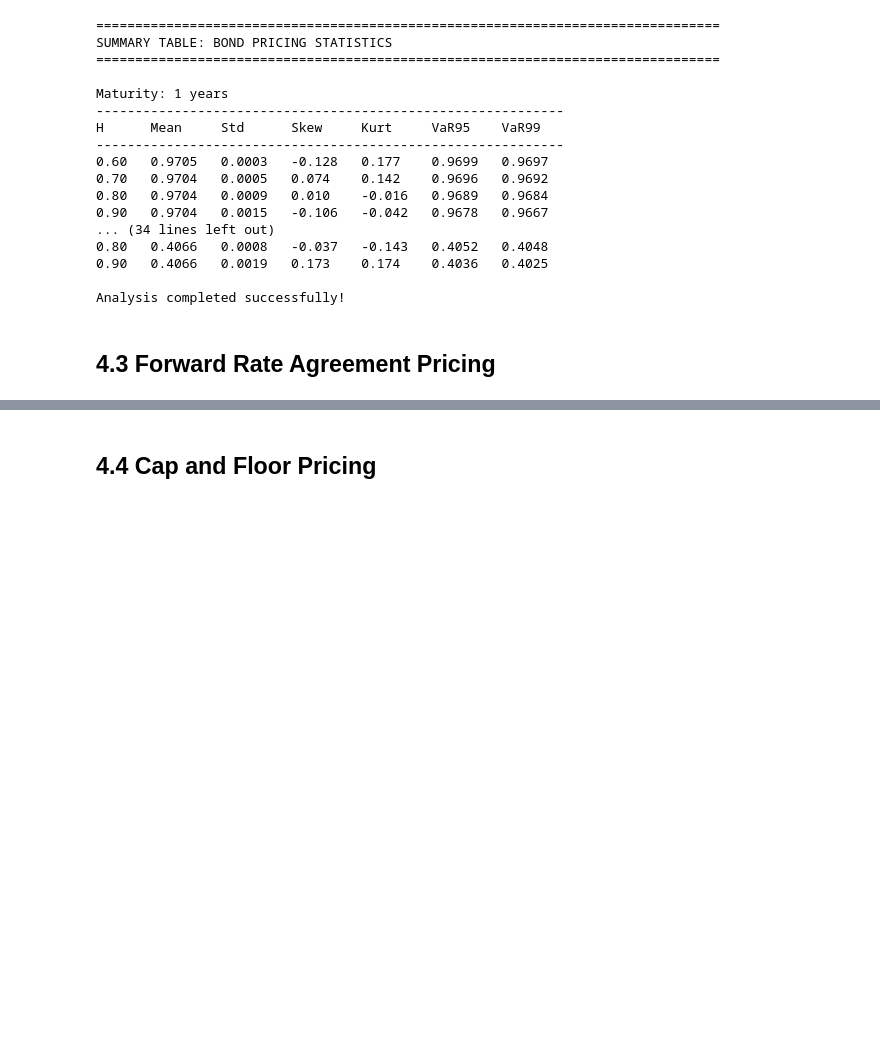
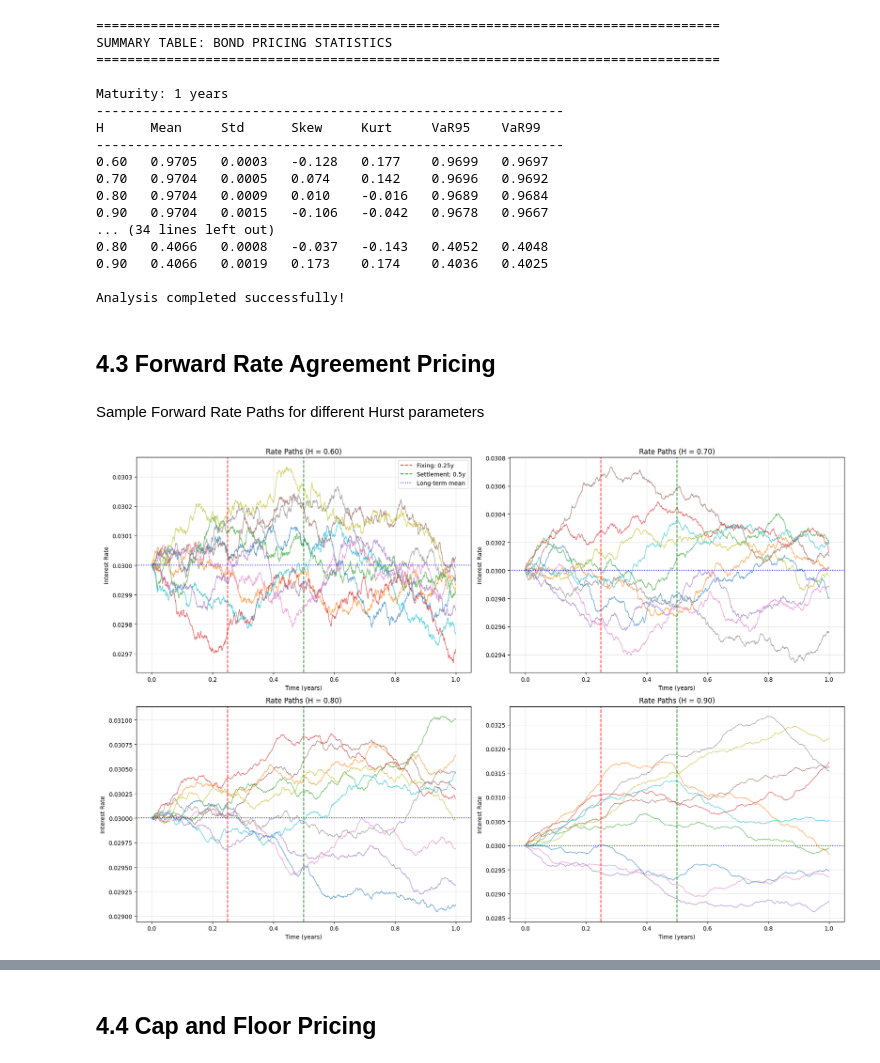
Before and after one commit to katieli0828/Dissertation, a Jupyter notebook: CH4_derivative_pricing.ipynb, the cells around one changed output, grey strips where cells are left out. Drawn from its saved outputs; the diff is of its cells as text; code cells hidden in the pictures; blank space fills up the shorter version.

```diff
--- a/CH4_derivative_pricing.ipynb
+++ b/CH4_derivative_pricing.ipynb
@@ -355,0 +557,59 @@ Analysis completed successfully!
+# %% [markdown]
+Sample Forward Rate Paths for different Hurst parameters
+# %%
+def forward_rate_paths(results, hurst_values, fra_maturities, contract_rates):
+
+    fig, axes = plt.subplots(2, 2, figsize=(18, 12))
+
+    maturity_sample = f"{fra_maturities[0][0]}x{fra_maturities[0][1]}"
+    K_sample = contract_rates[1]
+
+    for i, H in enumerate(hurst_values):
+        row = i // 2
+        col = i % 2
+
+        ax = axes[row, col]
+        rate_paths = results[maturity_sample][K_sample][H]['sample_rate_paths']
+        max_T = max(fra_maturities[0][1], 1)
+        time_grid = np.linspace(0, max_T, rate_paths.shape[1])
+
+        for path in rate_paths:
+            ax.plot(time_grid, path, alpha=0.7, linewidth=1)
+
+        # Mark fixing and settlement dates
+        ax.axvline(x=fra_maturities[0][0], color='red', linestyle='--', alpha=0.8, label=f'Fixing: {fra_maturities[0][0]}y')
+        ax.axvline(x=fra_maturities[0][1], color='green', linestyle='--', alpha=0.8, label=f'Settlement: {fra_maturities[0][1]}y')
+
+        ax.set_title(f'Rate Paths (H = {H:.2f})')
+        ax.set_xlabel('Time (years)')
+        ax.set_ylabel('Interest Rate')
+        ax.grid(True, alpha=0.3)
+        ax.axhline(y=0.03, color='blue', linestyle=':', alpha=0.8, label='Long-term mean')
+
+        if i == 0:
+            ax.legend()
+
+    plt.tight_layout()
+    plt.show()
+
+
+def main():
+    np.random.seed(42)
+    hurst_values = [0.6, 0.7, 0.8, 0.9]
+    fra_maturities = [
+        (0.25, 0.5),   # 3x6 FRA
+        (0.5, 1.0),    # 6x12 FRA
+        (1.0, 1.5),    # 12x18 FRA
+        (1.5, 2.0),    # 18x24 FRA
+    ]
+    contract_rates = [0.025, 0.03, 0.035, 0.04]
+
+    # Generate visualizations
+    forward_rate_paths(results, hurst_values, fra_maturities, contract_rates)
+
+    return results
+
+if __name__ == "__main__":
+    results = main()
+# %% [output]
+[figure, added]
```
Also changed, not shown: parts of 7 cells of this notebook.
